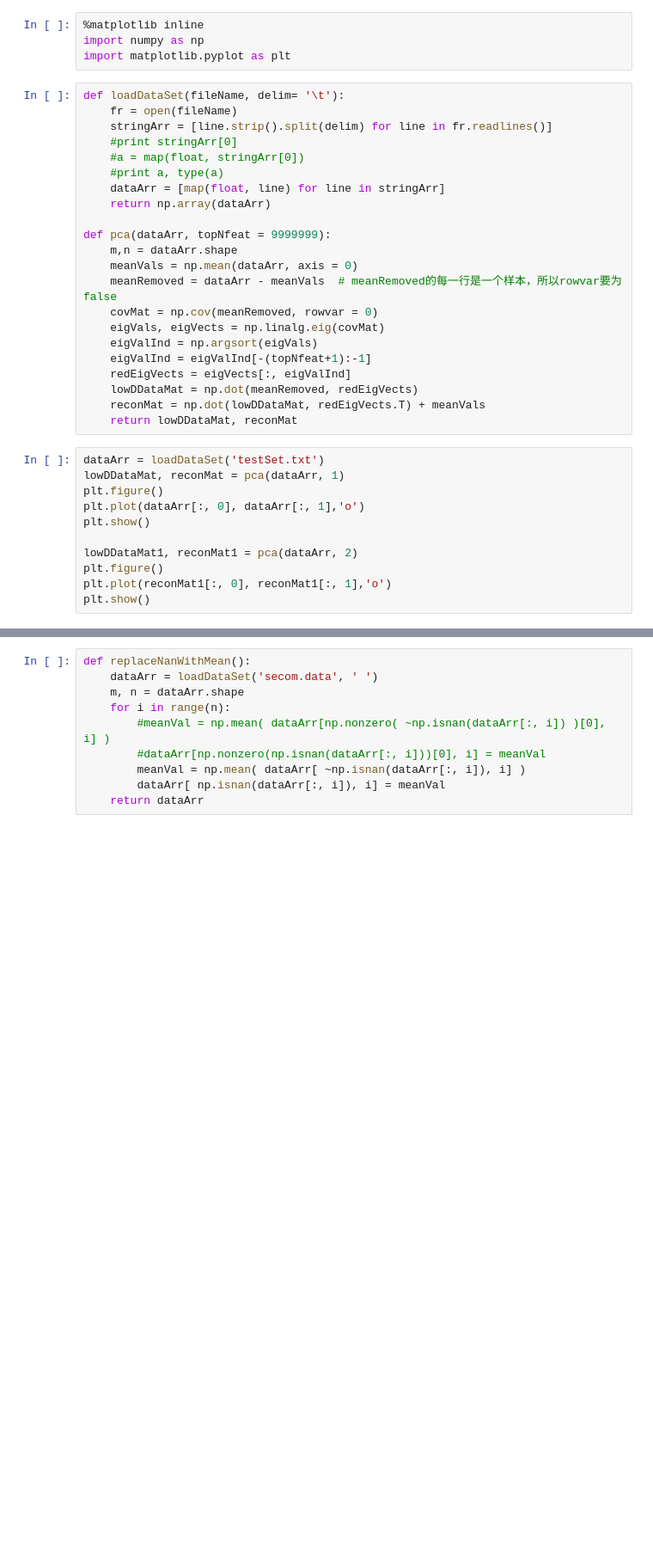
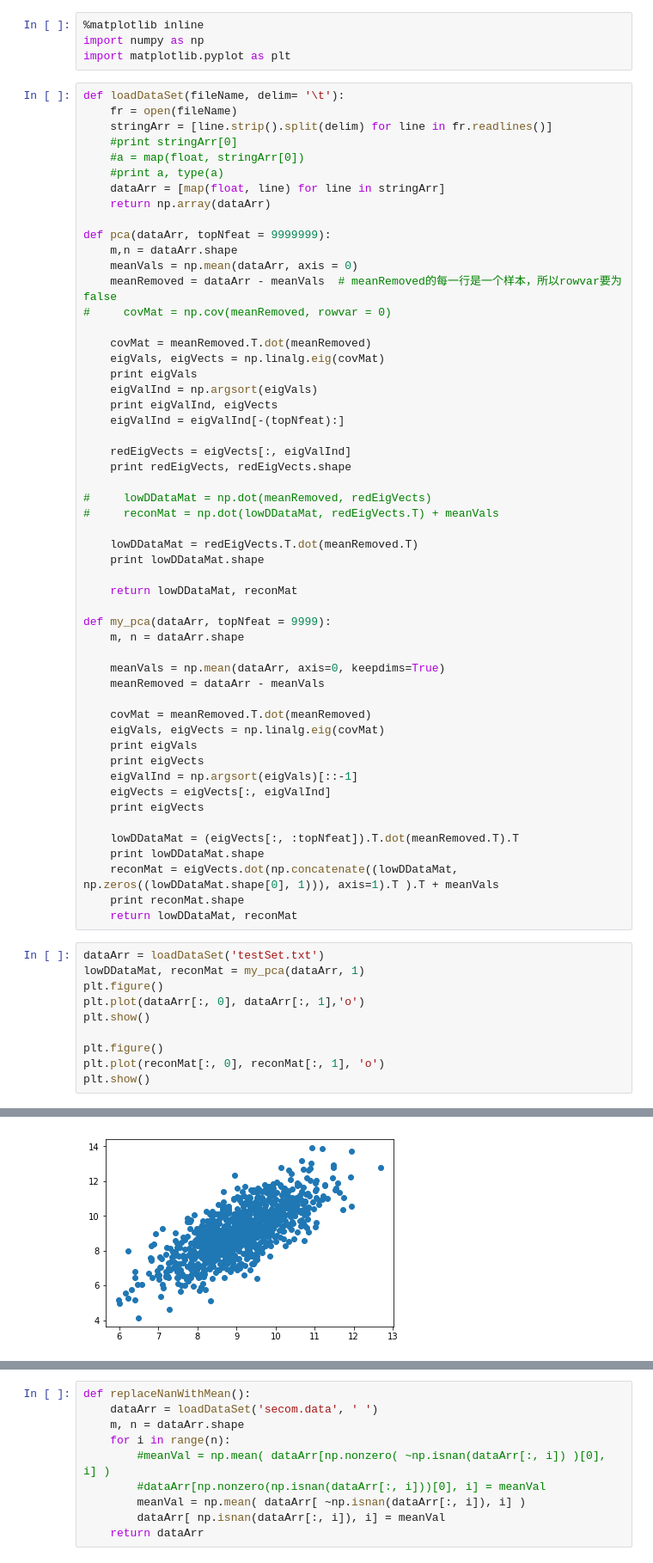
Before and after one commit to rockelee/ML, a Jupyter notebook: PCA/learn_pca.ipynb, the cells around one changed output, grey strips where cells are left out. Shown at 86% size. Cells and saved outputs as stored; diff of their text form; blank space fills up the shorter version.

```diff
--- a/PCA/learn_pca.ipynb
+++ b/PCA/learn_pca.ipynb
@@ -16,22 +16,53 @@ def pca(dataArr, topNfeat = 9999999):
     m,n = dataArr.shape
     meanVals = np.mean(dataArr, axis = 0)
     meanRemoved = dataArr - meanVals  # meanRemoved的每一行是一个样本，所以rowvar要为false
-    covMat = np.cov(meanRemoved, rowvar = 0)
+#     covMat = np.cov(meanRemoved, rowvar = 0)
+
+    covMat = meanRemoved.T.dot(meanRemoved)
     eigVals, eigVects = np.linalg.eig(covMat)
+    print eigVals
     eigValInd = np.argsort(eigVals)
-    eigValInd = eigValInd[-(topNfeat+1):-1]
+    print eigValInd, eigVects
+    eigValInd = eigValInd[-(topNfeat):]
+
     redEigVects = eigVects[:, eigValInd]
-    lowDDataMat = np.dot(meanRemoved, redEigVects)
-    reconMat = np.dot(lowDDataMat, redEigVects.T) + meanVals
+    print redEigVects, redEigVects.shape
+
+#     lowDDataMat = np.dot(meanRemoved, redEigVects)
+#     reconMat = np.dot(lowDDataMat, redEigVects.T) + meanVals
+
+    lowDDataMat = redEigVects.T.dot(meanRemoved.T)
+    print lowDDataMat.shape
+
     return lowDDataMat, reconMat
+
+def my_pca(dataArr, topNfeat = 9999):
+    m, n = dataArr.shape
+
+    meanVals = np.mean(dataArr, axis=0, keepdims=True)
+    meanRemoved = dataArr - meanVals
+
+    covMat = meanRemoved.T.dot(meanRemoved)
+    eigVals, eigVects = np.linalg.eig(covMat)
+    print eigVals
+    print eigVects
+    eigValInd = np.argsort(eigVals)[::-1]
+    eigVects = eigVects[:, eigValInd]
+    print eigVects
+
+    lowDDataMat = (eigVects[:, :topNfeat]).T.dot(meanRemoved.T).T
+    print lowDDataMat.shape
+    reconMat = eigVects.dot(np.concatenate((lowDDataMat, np.zeros((lowDDataMat.shape[0], 1))), axis=1).T ).T + meanVals
+    print reconMat.shape
+    return lowDDataMat, reconMat
 # %%
 dataArr = loadDataSet('testSet.txt')
-lowDDataMat, reconMat = pca(dataArr, 1)
+lowDDataMat, reconMat = my_pca(dataArr, 1)
 plt.figure()
 plt.plot(dataArr[:, 0], dataArr[:, 1],'o')
 plt.show()
 
-lowDDataMat1, reconMat1 = pca(dataArr, 2)
 plt.figure()
-plt.plot(reconMat1[:, 0], reconMat1[:, 1],'o')
+plt.plot(reconMat[:, 0], reconMat[:, 1], 'o')
 plt.show()
+# %% [output]
@@ -37,0 +76 @@ plt.show()
+[figure, added]
```
Also changed, not shown: parts of 2 cells of this notebook, 4 other files.
